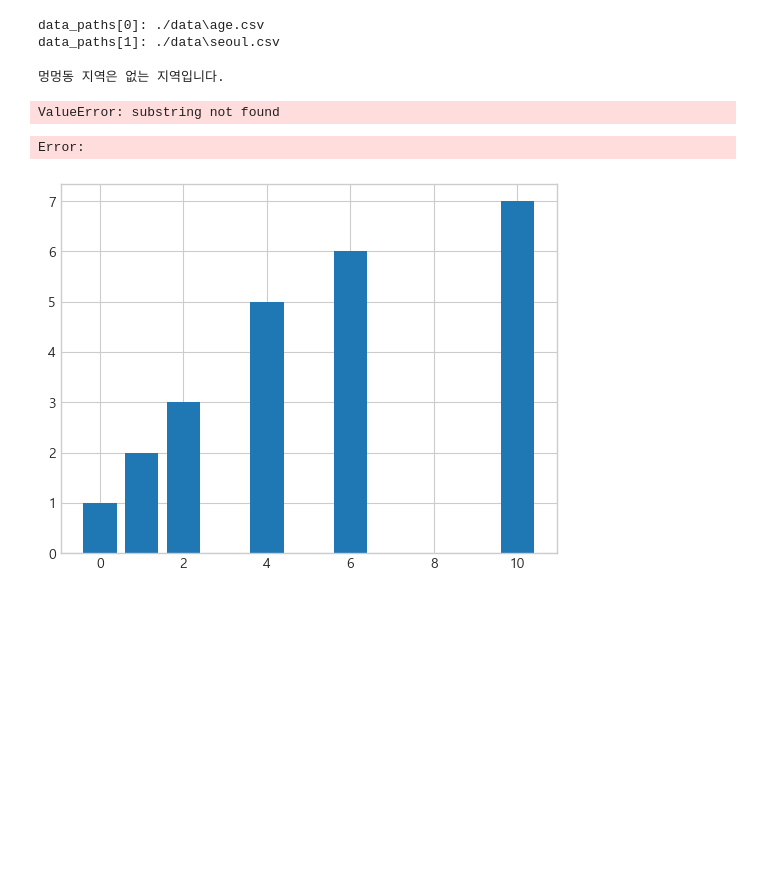
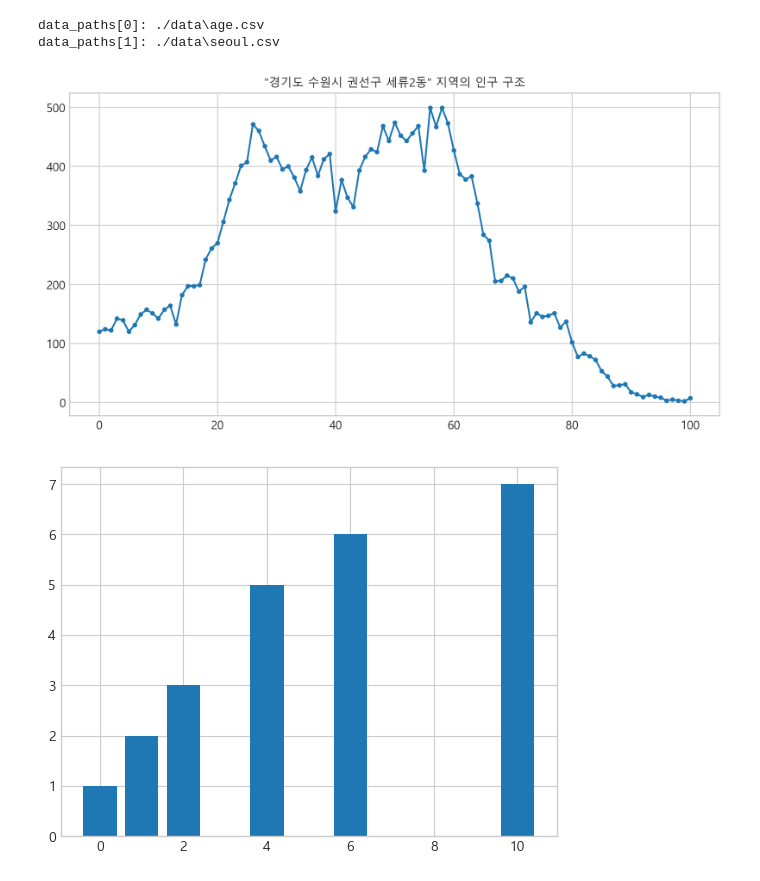
Before and after one commit to byulrim/anal-data-app, a Jupyter notebook: studies/dataanalysis/unit08_01.ipynb, the cells around one changed output. Cells and saved outputs as stored; diff of their text form; code cells hidden in the pictures; blank space fills up the shorter version.

```diff
--- a/studies/dataanalysis/unit08_01.ipynb
+++ b/studies/dataanalysis/unit08_01.ipynb
@@ -22,33 +22,29 @@ data_paths[1]: ./data\seoul.csv
 # %%
 dong_name = input("인구 구조가 알고 싶은 지역의 이름(읍면동 단위)을 입력해 주세요: ")
 fq_dong_name = ""
 result = []
 
 with open(data_paths[0], "r", encoding="utf-8") as pop_file:
     data = csv.reader(pop_file)
 
     headers = next(data)
 
     for row in data:
         if dong_name in row[0]:
             # fq_dong_name = row[0]
-            fq_dong_name = fq_dong_name[0: fq_dong_name.index("(")]
+            fq_dong_name = row[0][:row[0].index("(")]
             for col in row[3:]:
                 result.append(int(col.replace(",", "")))
 
     if not result:
         print(f"{dong_name} 지역은 없는 지역입니다.")
-        exit()
-
-
-plt.figure(figsize=(10, 5), dpi=300)
-plt.title(f"\"{fq_dong_name}\" 지역의 인구 구조", fontsize=10)
-plt.plot(result, marker=".")
-plt.show()
+    else:
+        plt.figure(figsize=(10, 5), dpi=300)
+        plt.title(f"\"{fq_dong_name}\" 지역의 인구 구조", fontsize=10)
+        plt.plot(result, marker=".")
+        plt.show()
 # %% [output]
-멍멍동 지역은 없는 지역입니다.
-ValueError: substring not found
-Error:
+[figure, added]
 # %%
 plt.bar([0, 1, 2, 4, 6, 10], [1, 2, 3, 5, 6, 7])
 plt.show()
```
